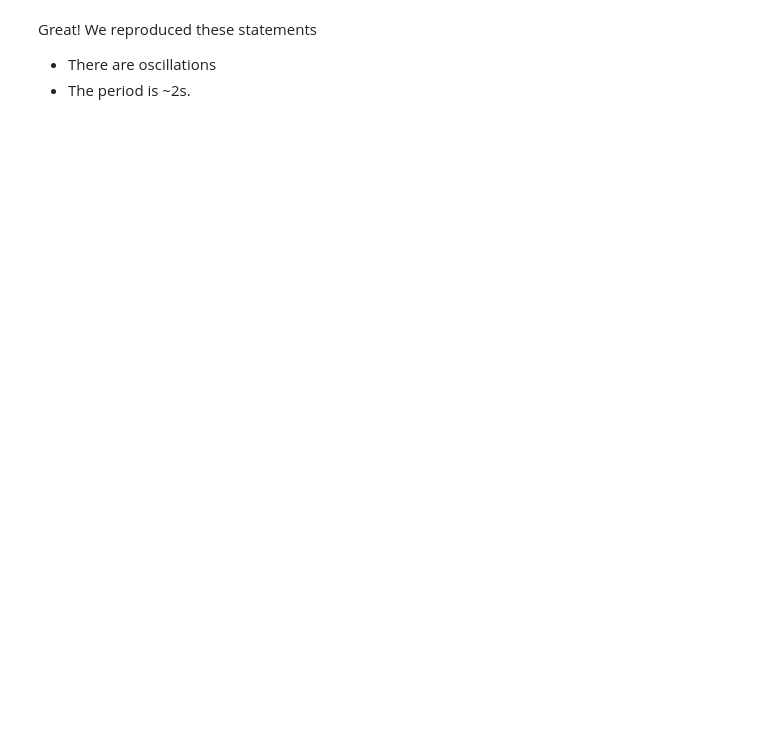
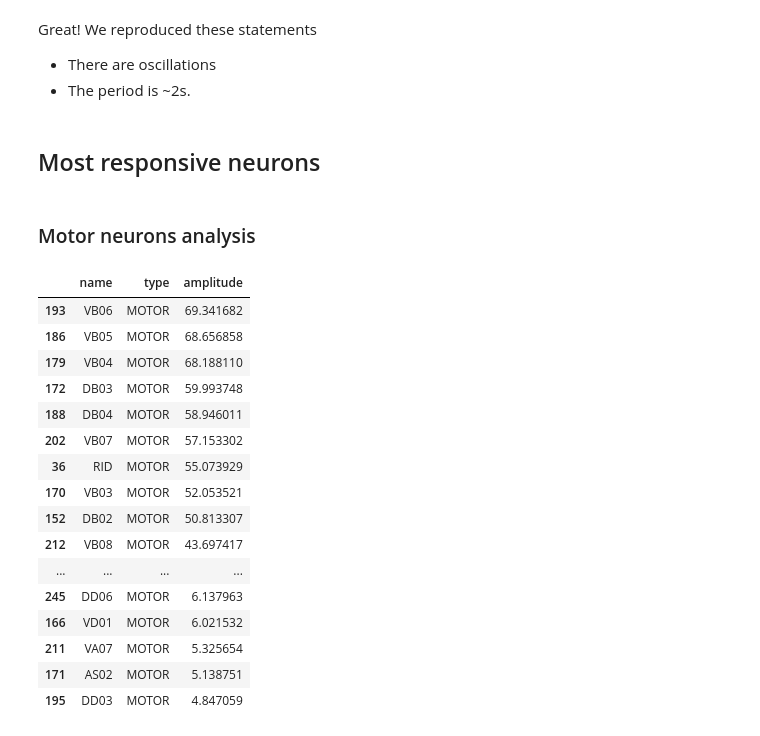
Before and after one commit to sjonany/c-elegans-interactome-analysis, a Jupyter notebook: milestone_responsive.ipynb, the cells around one changed output. Saved outputs shown, nothing was run; the diff lists cells and outputs as text; code cells hidden in the pictures; blank space fills up the shorter version.

```diff
--- a/milestone_responsive.ipynb
+++ b/milestone_responsive.ipynb
@@ -18,3 +20,38 @@ plot_saved_dynamics(['PLML', 'PLMR', 'VB01'], fwd_dynamics, neuron_metadata_coll
 Great! We reproduced these statements
  * There are oscillations
  * The period is ~2s.
+# %% [markdown]
+## Most responsive neurons
+# %%
+def get_amplitude(timeseries):
+    return timeseries.max() - timeseries.min()
+# %%
+amplitude_results = []
+for id in range(neuron_metadata_collection.get_size()):
+    amplitude = get_amplitude(fwd_dynamics[:,id])
+    meta = neuron_metadata_collection.get_metadata(id)
+    amplitude_results.append(
+        (meta.name, NeuronMetadataCollection.neuron_type_to_str(meta.neuron_type), amplitude))
+# %% [markdown]
+### Motor neurons analysis
+# %%
+df = pd.DataFrame(amplitude_results, columns =['name', 'type', 'amplitude'])
+df[df['type'] == 'MOTOR'].nlargest(50, ['amplitude'])
+# %% [output]
+|  | name | type | amplitude |
+| 193 | VB06 | MOTOR | 69.341682 |
+| 186 | VB05 | MOTOR | 68.656858 |
+| 179 | VB04 | MOTOR | 68.188110 |
+| 172 | DB03 | MOTOR | 59.993748 |
+| 188 | DB04 | MOTOR | 58.946011 |
+| 202 | VB07 | MOTOR | 57.153302 |
+| 36 | RID | MOTOR | 55.073929 |
+| 170 | VB03 | MOTOR | 52.053521 |
+| 152 | DB02 | MOTOR | 50.813307 |
+| 212 | VB08 | MOTOR | 43.697417 |
+| ... | ... | ... | ... |
+| 245 | DD06 | MOTOR | 6.137963 |
+| 166 | VD01 | MOTOR | 6.021532 |
+| 211 | VA07 | MOTOR | 5.325654 |
+| 171 | AS02 | MOTOR | 5.138751 |
+| 195 | DD03 | MOTOR | 4.847059 |
```
Also changed, not shown: parts of 8 cells of this notebook, 1 other file.
